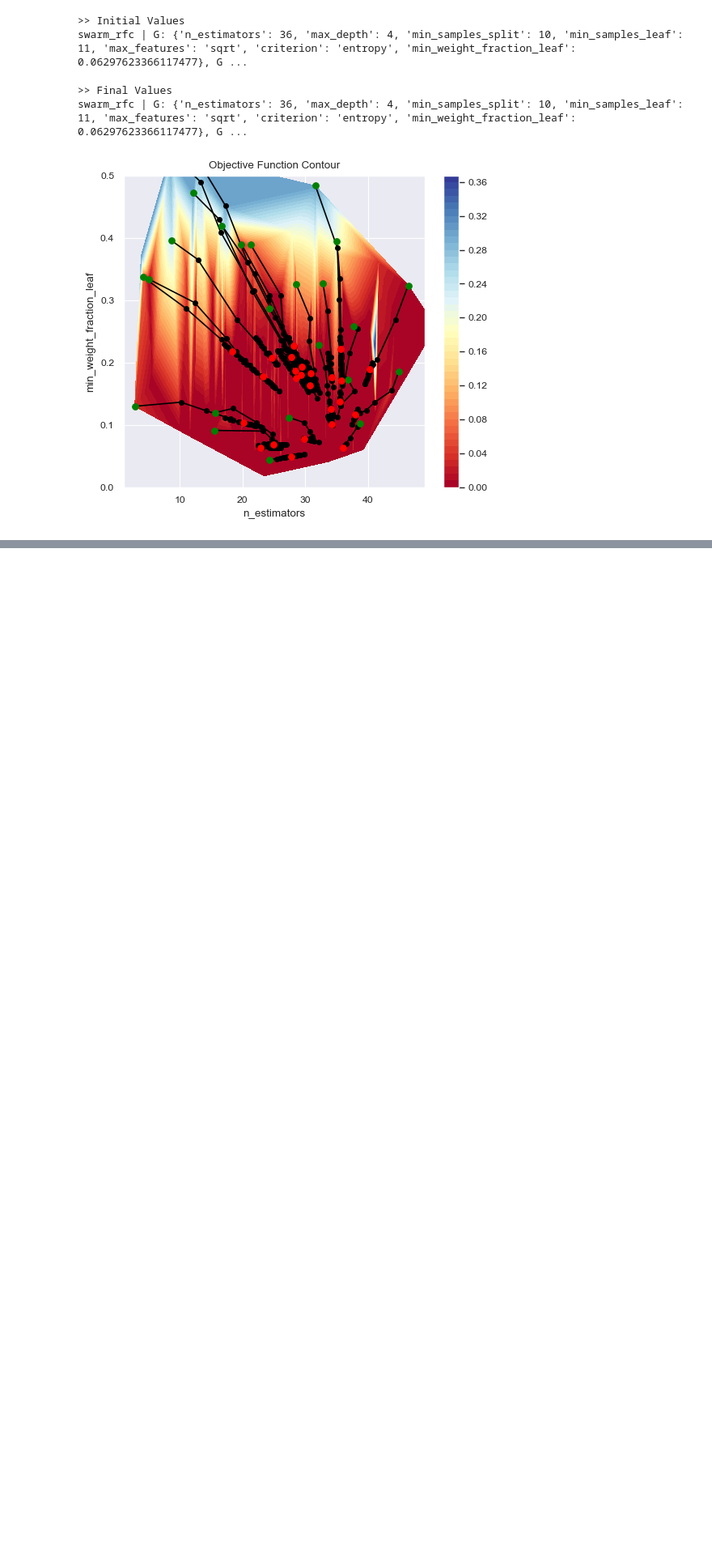
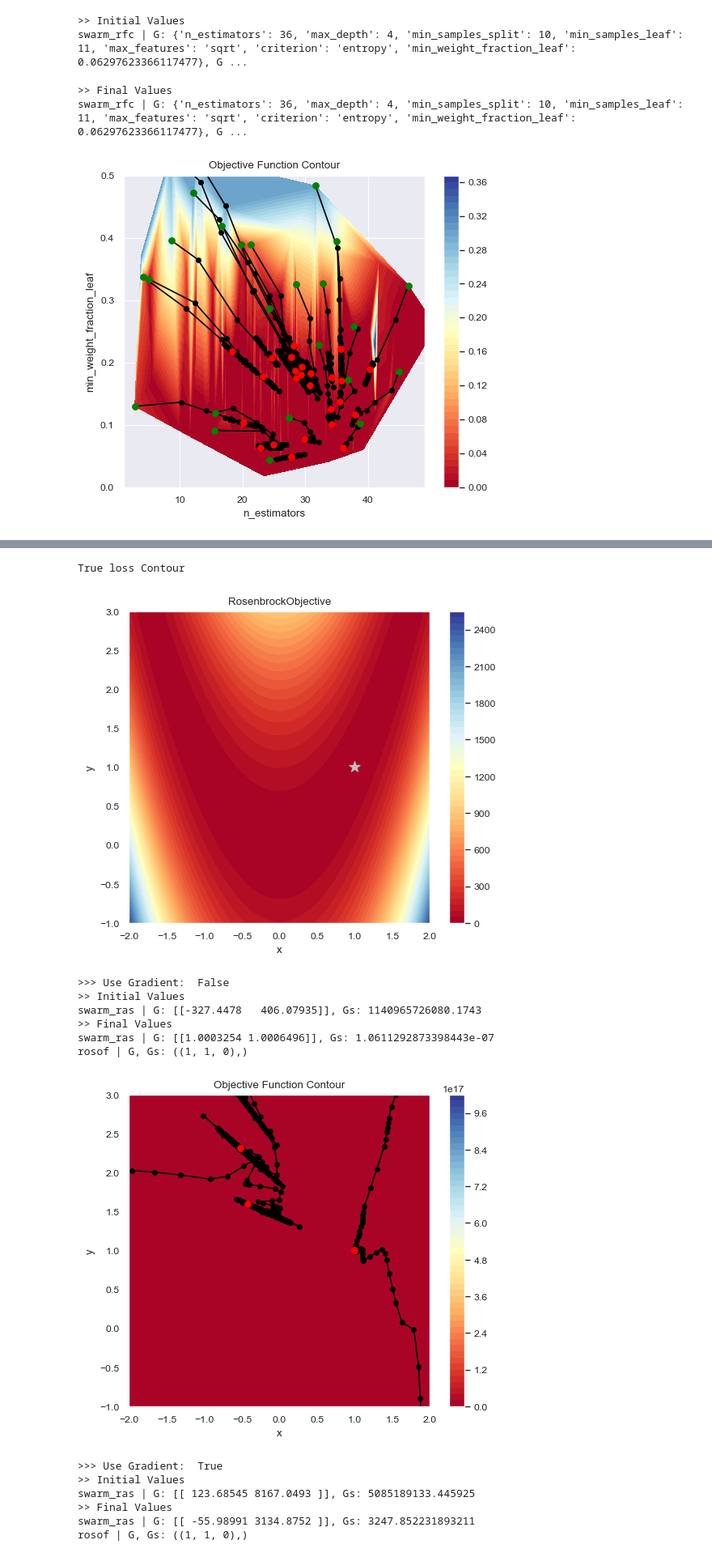
Before and after one commit to adityaprakash-work/OptiHive, a Jupyter notebook: examples.ipynb, the cells around one changed output, grey strips where cells are left out. Shown at 81% size. Saved outputs shown, nothing was run; the diff lists cells and outputs as text; code cells hidden in the pictures; blank space fills up the shorter version.

```diff
--- a/examples.ipynb
+++ b/examples.ipynb
@@ -258,0 +388,61 @@ sot_rfc.draw_lazy(particle_indices=[p for p in range(0, n_particles, 2)])
+# %%
+rosof = ohb.RosenbrockObjective()
+
+ss2d_rosof = {
+    "x": ("con", rosof.bounds_2d[: 2]),
+    "y": ("con", rosof.bounds_2d[2:]),
+}
+
+print("True loss Contour")
+rosof.plot2d(bounds_2d=(-2, 2, -1, 3))
+for use_grad in [False, True]:
+    sot_ras = ohp.SwarmObjectiveTracker(
+        track_params=["x", "y"],
+        eager=False,
+        lazy_step=2,
+    )
+    swarm_ras = ohp.VanillaSwarm(
+        search_space=ss2d_rosof,
+        n_particles=100,
+        objective_function=rosof,
+        cc=0.3,
+        sc=0.3,
+        r1=0.3,
+        r2=0.3,
+        use_gradient=use_grad,
+        gw=0.1,
+        n_perturb=2,
+        r3=0.1,
+        trackers=[sot_ras],
+    )
+
+    print(">>> Use Gradient: ", use_grad)
+    print(">> Initial Values")
+    print(f"swarm_ras | G: {swarm_ras.G}, Gs: {swarm_ras.Gs}")
+
+    swarm_ras.run(1000)
+
+    print(">> Final Values")
+    print(f"swarm_ras | G: {swarm_ras.G}, Gs: {swarm_ras.Gs}")
+    print(f"rosof | G, Gs: {rosof.global_minima_2d}")
+    sot_ras.draw_lazy(
+        particle_indices=[p for p in range(0, swarm_ras.n_particles, 20)],
+        xlim=(-2, 2),
+        ylim=(-1, 3),
+    )
+# %% [output]
+True loss Contour
+[figure, added]
+>>> Use Gradient:  False
+>> Initial Values
+swarm_ras | G: [[-327.4478   406.07935]], Gs: 1140965726080.1743
+>> Final Values
+swarm_ras | G: [[1.0003254 1.0006496]], Gs: 1.0611292873398443e-07
+rosof | G, Gs: ((1, 1, 0),)
+[figure, added]
+>>> Use Gradient:  True
+>> Initial Values
+swarm_ras | G: [[ 123.68545 8167.0493 ]], Gs: 5085189133.445925
+>> Final Values
+swarm_ras | G: [[ -55.98991 3134.8752 ]], Gs: 3247.852231893211
+rosof | G, Gs: ((1, 1, 0),)
```
Also changed, not shown: parts of 27 cells of this notebook, 5 other files.
